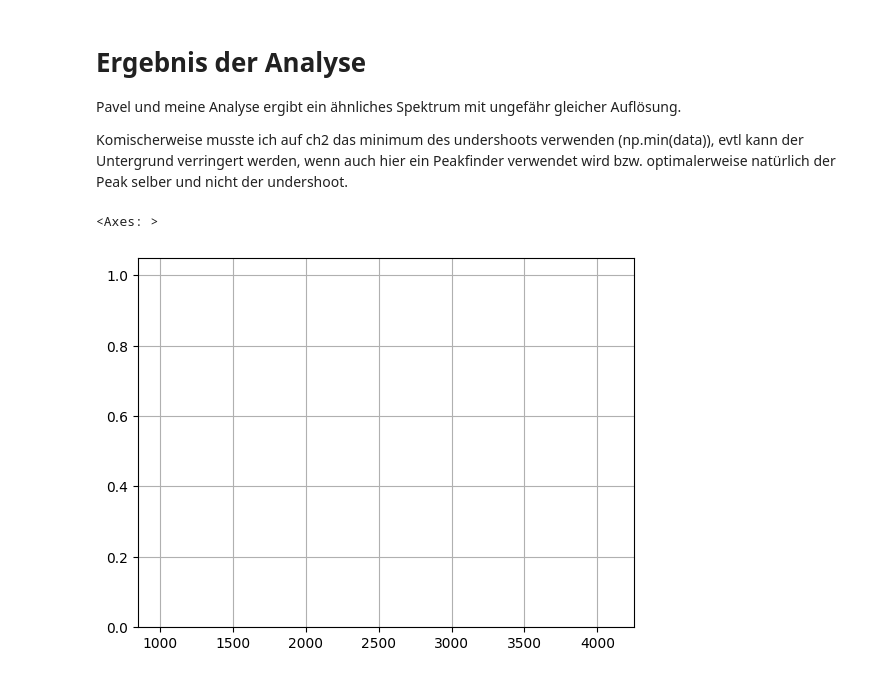
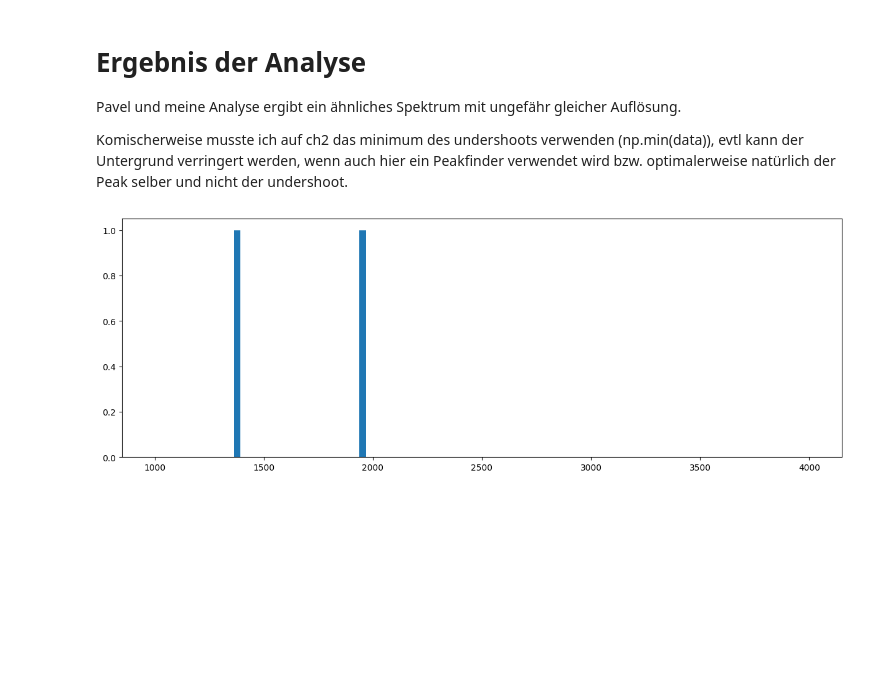
Before and after one commit to JulianBaader/redpitaya-daq-coincidence, a Jupyter notebook: measurements/3_7/analysis_hist.ipynb, the cells around one changed output. Saved outputs shown, nothing was run; the diff lists cells and outputs as text; code cells hidden in the pictures; blank space fills up the shorter version.

```diff
--- a/measurements/3_7/analysis_hist.ipynb
+++ b/measurements/3_7/analysis_hist.ipynb
@@ -1,5 +1,7 @@
 # %%
 import matplotlib.pyplot as plt
+import matplotlib
+matplotlib.rcParams['figure.figsize'] = [15, 5]
 
 import numpy as np
 
@@ -19,8 +21,6 @@ sys.path.append(project_root)
 #from helpers.read_tar_parquet_to_df import process_parquet_files_from_tar
 
 colors ={'ch1':'tab:blue','ch2':'tab:orange'}
-
-#print(sys.path)
 # %%
 hist_pv_ch1 = np.loadtxt('./3_7_hist/ch1_Ge.hst')
 hist_pv_ch2 = np.loadtxt('./3_7_hist/ch2_Na.hst')
@@ -74,8 +110,8 @@ Pavel und meine Analyse ergibt ein ähnliches Spektrum mit ungefähr gleicher Au
 Komischerweise musste ich auf ch2 das minimum des undershoots verwenden (np.min(data)), evtl kann der Untergrund verringert werden, wenn auch hier ein Peakfinder verwendet wird bzw. optimalerweise natürlich der Peak selber und nicht der undershoot.
 # %%
 coinc = pd.read_csv('analyzed_pulses/coincidences.txt',delimiter='	')
-coinc.ch2_height=coinc.ch2_height.abs()
-coinc.ch2_height.hist(bins=bins[1000:])
+coinc.ch2_height = -coinc.ch2_height
+plt.hist(coinc['ch2_height'],bins=np.linspace(1000,4000,100),label='coincidences')
+plt.show()
 # %% [output]
-<Axes: >
-[figure, old version]
+[figure, new version]
```
Also changed, not shown: parts of 5 cells of this notebook, 3 other files.
